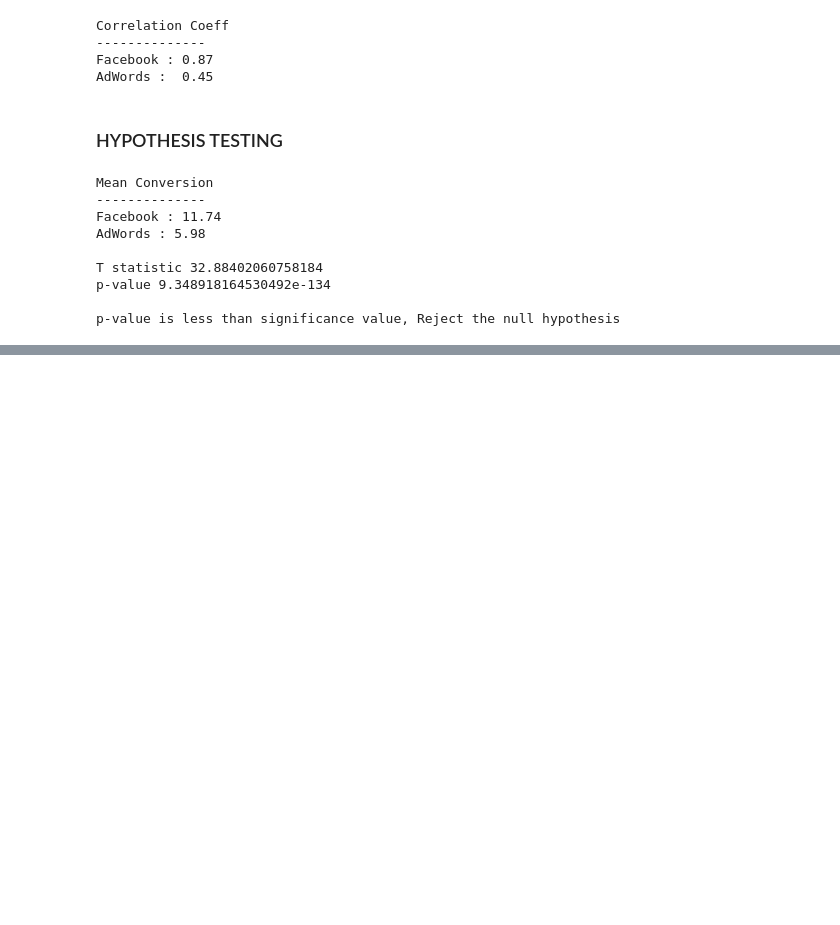
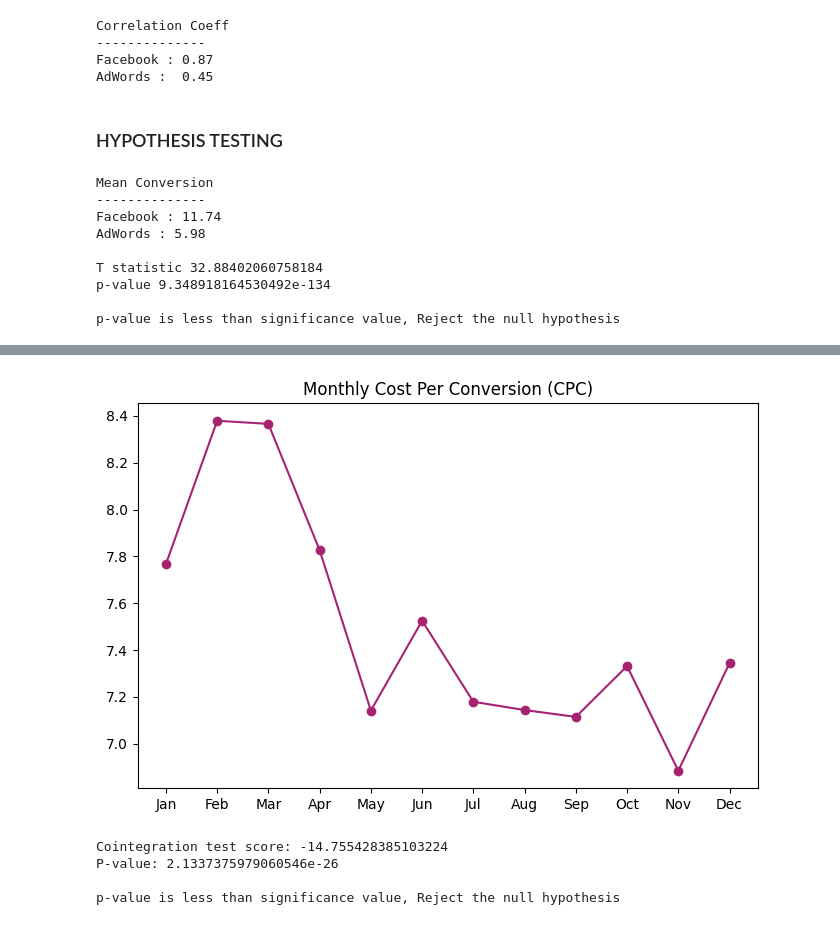
Before and after one commit to Engineer-purvesh18/A-B-Testing, a Jupyter notebook: main.ipynb, the cells around one changed output, grey strips where cells are left out. Cells and saved outputs as stored; diff of their text form; code cells hidden in the pictures; blank space fills up the shorter version.

```diff
--- a/main.ipynb
+++ b/main.ipynb
@@ -277,0 +360,22 @@ p-value is less than significance value, Reject the null hypothesis
+# %%
+plt.figure(figsize=(8,5))
+plt.title('Monthly Cost Per Conversion (CPC)')
+monthly_df = df.groupby('month')[['Facebook Ad Conversions','Cost per Facebook Ad']].sum()
+monthly_df['Cost per Conversion'] = monthly_df['Cost per Facebook Ad']/monthly_df['Facebook Ad Conversions']
+plt.plot(month_names, monthly_df['Cost per Conversion'],'-o', color = '#A62372')
+plt.show()
+# %% [output]
+[figure, added]
+# %%
+score, p_value, _ = coint(df['Cost per Facebook Ad'], df['Facebook Ad Conversions'])
+print('Cointegration test score:', score)
+print('P-value:', p_value)
+if p_value < 0.05:
+    print("\np-value is less than significance value, Reject the null hypothesis")
+else:
+    print("\np-value is greater than significance value, Accept the null hypothesis")
+# %% [output]
+Cointegration test score: -14.755428385103224
+P-value: 2.1337375979060546e-26
+
+p-value is less than significance value, Reject the null hypothesis
```
Also changed, not shown: parts of 11 cells of this notebook.
